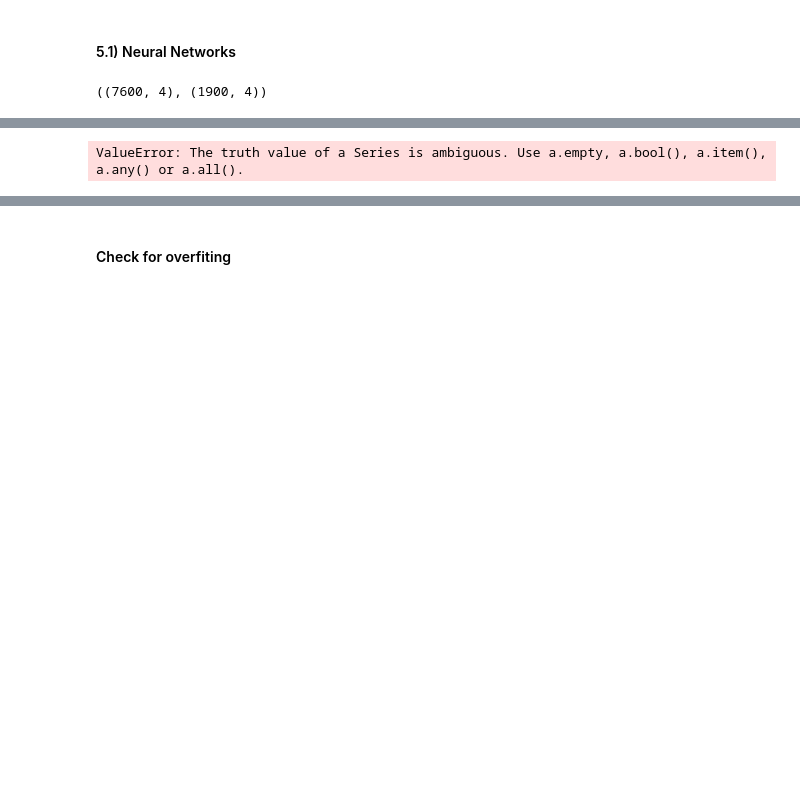
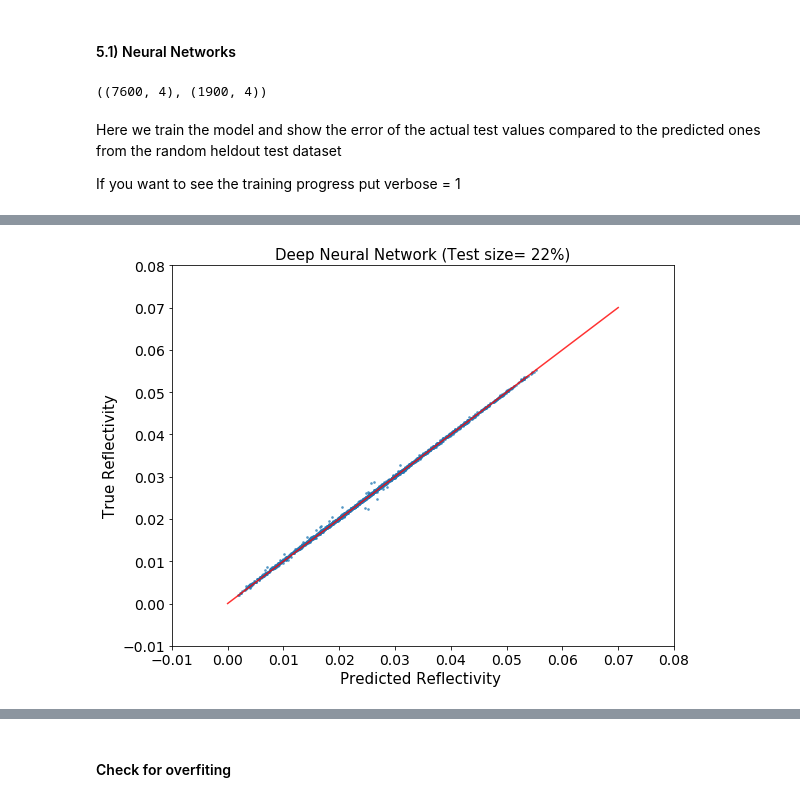
Before and after one commit to Nanometrisis/Nanomet_project_2021, a Jupyter notebook: Nanomet_processing_and_modeling.ipynb, the cells around one changed output, grey strips where cells are left out. Drawn from its saved outputs; the diff is of its cells as text; code cells hidden in the pictures; blank space fills up the shorter version.

```diff
--- a/Nanomet_processing_and_modeling.ipynb
+++ b/Nanomet_processing_and_modeling.ipynb
@@ -204,18 +208,21 @@ def get_model(n_inputs, n_outputs):
 	#model.compile(loss='mae', optimizer='adam')
 
 	return net1Model
+# %% [markdown]
+Here we train the model and show the error of the actual test values compared to the predicted ones from the random heldout test dataset
+
+If you want to see the training progress put verbose = 1
 # %%
-
 n_inputs, n_outputs = X_train.shape[1],1
 model = get_model(n_inputs, n_outputs)
 
 # fit model
-model.fit(X_train, y_train, verbose=1, epochs=2000)
+model.fit(X_train, y_train, verbose=0, epochs=2000)
 
 # evaluate model on test set
-mae = model.evaluate(X_train, y_train, verbose=0)
-#mae = model.evaluate(X_test, y_test, verbose=0)
-pred= model.predict(X_test,y_test)
+#mae = model.evaluate(X_train, y_train, verbose=0)
+mae = model.evaluate(X_test, y_test, verbose=1)
+pred= model.predict(X_test)
 
 plt.figure(figsize=(9,7))
 plt.scatter(pred,y_test,alpha=0.6,s=3)
@@ -251,2 +242,2 @@ Epoch 2000/2000
-ValueError: The truth value of a Series is ambiguous. Use a.empty, a.bool(), a.item(), a.any() or a.all().
+[figure, added]
 # %%
```
Also changed, not shown: parts of 6 cells of this notebook.
